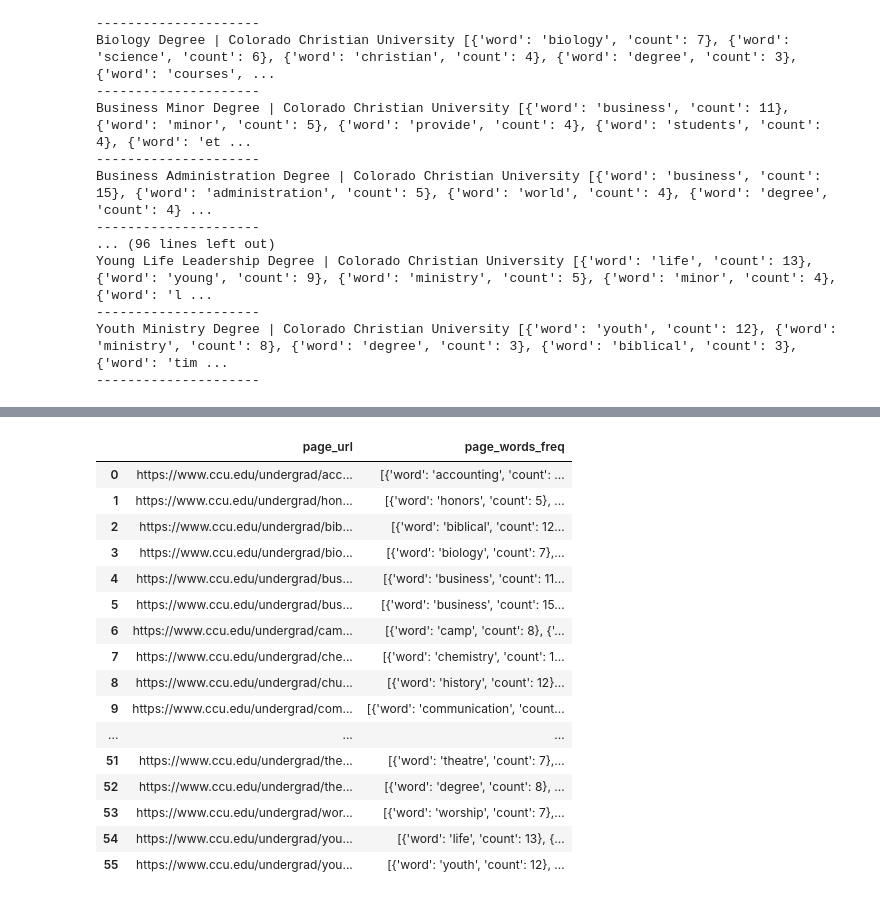
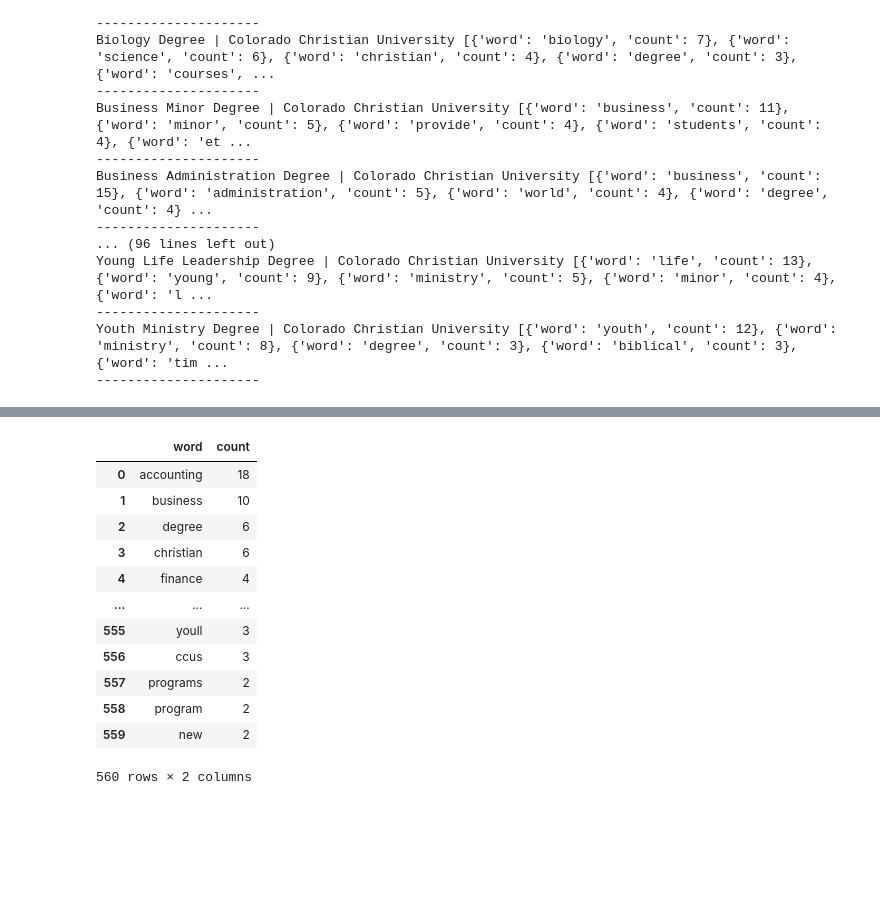
Before and after one commit to CCom20/etl-seo-project, a Jupyter notebook: web_scraper.ipynb, the cells around one changed output, grey strips where cells are left out. Saved outputs shown, nothing was run; the diff lists cells and outputs as text; code cells hidden in the pictures; blank space fills up the shorter version.

```diff
--- a/web_scraper.ipynb
+++ b/web_scraper.ipynb
@@ -141,0 +144,6 @@ master_df = web_info_df.drop(['page_words_freq', '_id'], axis=1)
+# %%
+all_words = []
+# %%
+for x in web_info_df['page_words_freq']:
+    for n in x:
+        all_words.append(n)
@@ -142,26 +200,22 @@ master_df = web_info_df.drop(['page_words_freq', '_id'], axis=1)
+# %%
+main_words_df = pd.DataFrame(all_words)
+main_words_df
+# %% [output]
+|  | word | count |
+| 0 | accounting | 18 |
+| 1 | business | 10 |
+| 2 | degree | 6 |
+| 3 | christian | 6 |
+| 4 | finance | 4 |
+| ... | ... | ... |
+| 555 | youll | 3 |
+| 556 | ccus | 3 |
+| 557 | programs | 2 |
+| 558 | program | 2 |
+| 559 | new | 2 |
+560 rows × 2 columns
 # %%
 engine = create_engine(f'postgresql://postgres:{password}@localhost:5432/web_db')
 connection = engine.connect()
 # %%
 master_df.to_sql('main_web', index=False, con=connection)
-# %%
-page_info_df = web_info_df[['page_url', 'page_words_freq']]
-page_info_df
-# %% [output]
-|  | page_url | page_words_freq |
-| 0 | https://www.ccu.edu/undergrad/acc... | [{'word': 'accounting', 'count': ... |
-| 1 | https://www.ccu.edu/undergrad/hon... | [{'word': 'honors', 'count': 5}, ... |
-| 2 | https://www.ccu.edu/undergrad/bib... | [{'word': 'biblical', 'count': 12... |
-| 3 | https://www.ccu.edu/undergrad/bio... | [{'word': 'biology', 'count': 7},... |
-| 4 | https://www.ccu.edu/undergrad/bus... | [{'word': 'business', 'count': 11... |
-| 5 | https://www.ccu.edu/undergrad/bus... | [{'word': 'business', 'count': 15... |
-| 6 | https://www.ccu.edu/undergrad/cam... | [{'word': 'camp', 'count': 8}, {'... |
-| 7 | https://www.ccu.edu/undergrad/che... | [{'word': 'chemistry', 'count': 1... |
-| 8 | https://www.ccu.edu/undergrad/chu... | [{'word': 'history', 'count': 12}... |
-| 9 | https://www.ccu.edu/undergrad/com... | [{'word': 'communication', 'count... |
-| ... | ... | ... |
-| 51 | https://www.ccu.edu/undergrad/the... | [{'word': 'theatre', 'count': 7},... |
-| 52 | https://www.ccu.edu/undergrad/the... | [{'word': 'degree', 'count': 8}, ... |
-| 53 | https://www.ccu.edu/undergrad/wor... | [{'word': 'worship', 'count': 7},... |
-| 54 | https://www.ccu.edu/undergrad/you... | [{'word': 'life', 'count': 13}, {... |
-| 55 | https://www.ccu.edu/undergrad/you... | [{'word': 'youth', 'count': 12}, ... |
```
Also changed, not shown: parts of 11 cells of this notebook.
